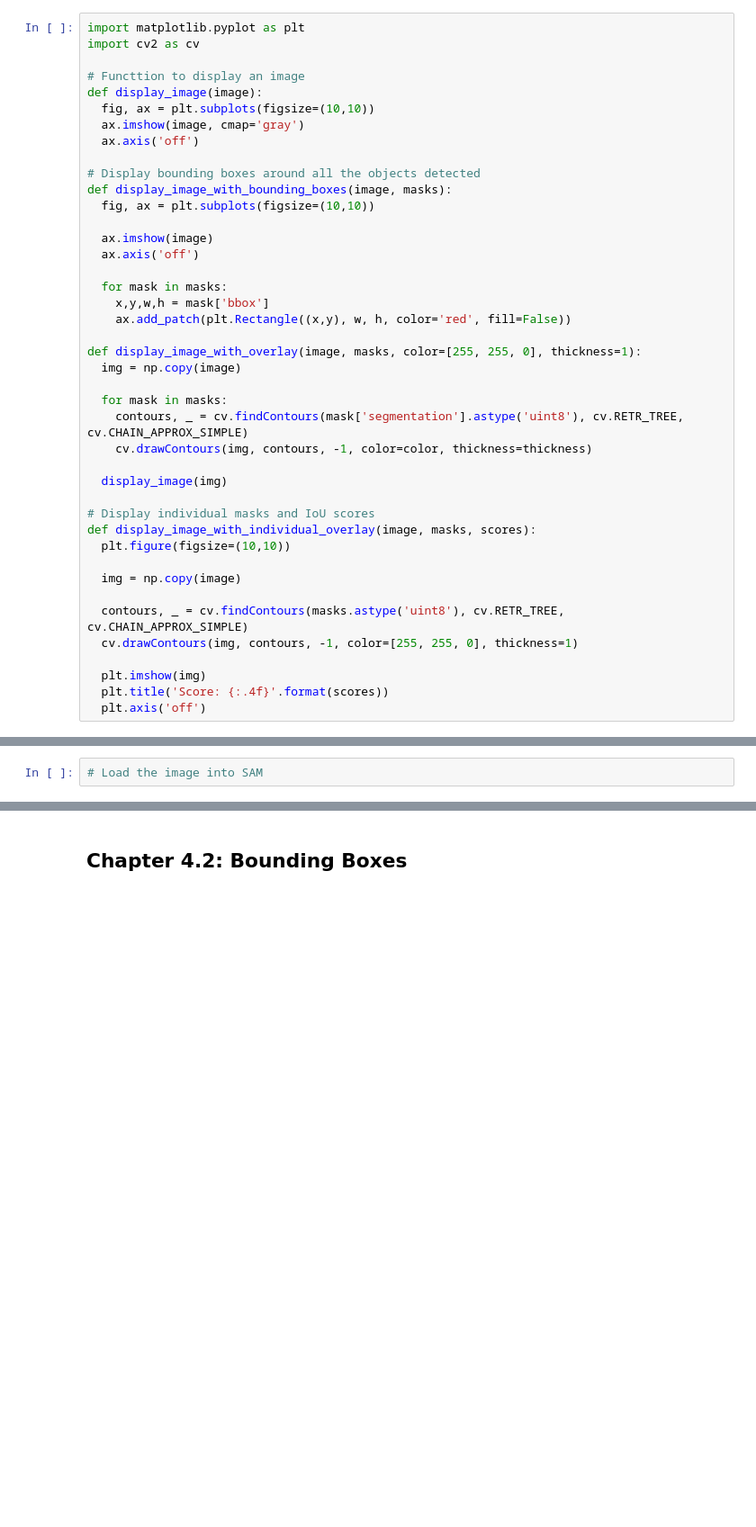
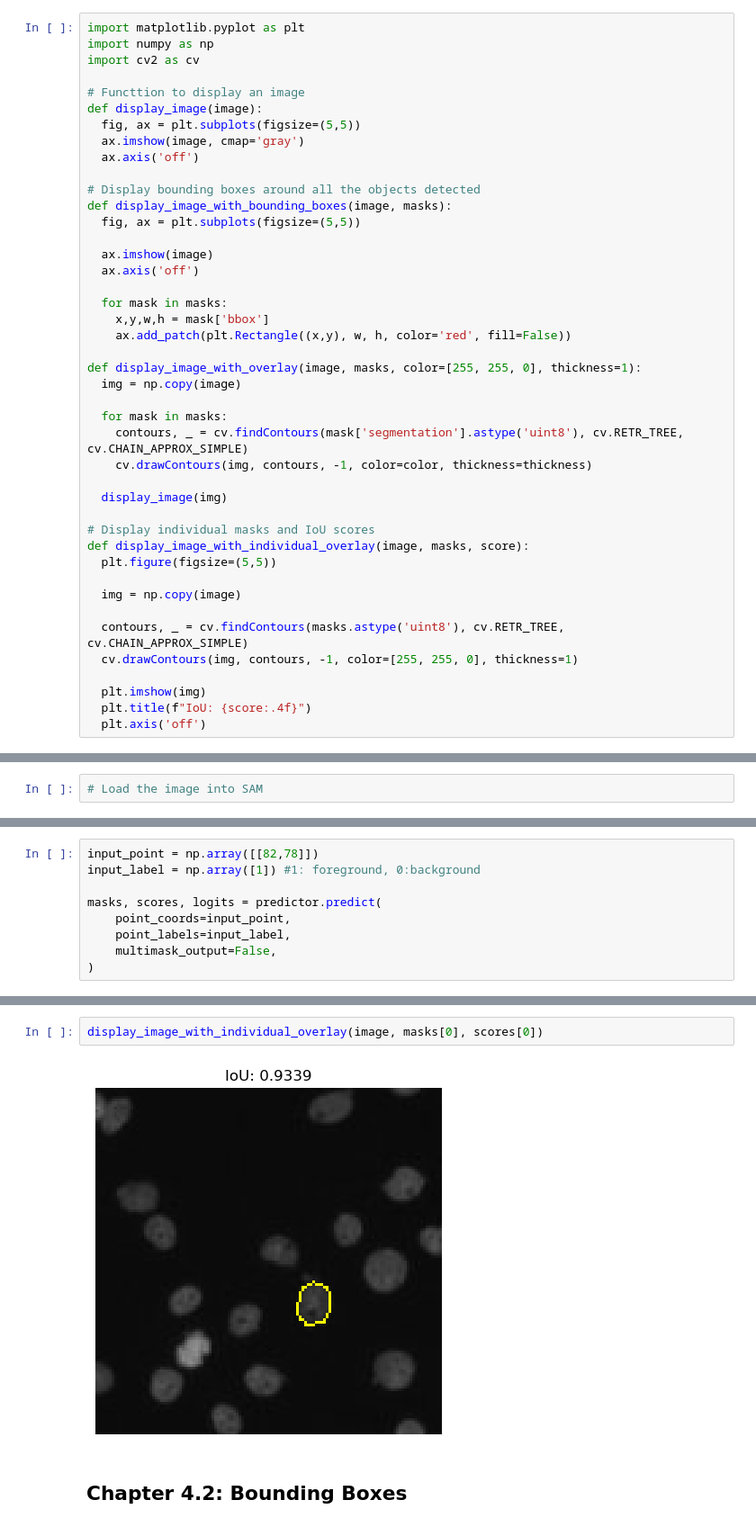
Before and after one commit to rkarmaka/SAM-using-Python-for-Microscopy-Data, a Jupyter notebook: [COURSE_TEMPLATE]_Segment_Anything_with_Python_for_Microscopy_Images.ipynb, the cells around one changed output, grey strips where cells are left out. Shown at 90% size. Drawn from its saved outputs; the diff is of its cells as text; blank space fills up the shorter version.

```diff
--- a/[COURSE_TEMPLATE]_Segment_Anything_with_Python_for_Microscopy_Images.ipynb
+++ b/[COURSE_TEMPLATE]_Segment_Anything_with_Python_for_Microscopy_Images.ipynb
@@ -51,17 +98,18 @@ Before we get started, it is important to setup your Colab notebook. Hence, we w
 Some of the visualization code that I wrote for quick visualization of the results. These are Open-CV, matplotlib based functions. For the fast pace of the workshop we are not going to write it together, but we will use them. You are welcome to review them and ask me any questions you have.
 # %%
 import matplotlib.pyplot as plt
+import numpy as np
 import cv2 as cv
 
 # Functtion to display an image
 def display_image(image):
-  fig, ax = plt.subplots(figsize=(10,10))
+  fig, ax = plt.subplots(figsize=(5,5))
   ax.imshow(image, cmap='gray')
   ax.axis('off')
 
 # Display bounding boxes around all the objects detected
 def display_image_with_bounding_boxes(image, masks):
-  fig, ax = plt.subplots(figsize=(10,10))
+  fig, ax = plt.subplots(figsize=(5,5))
 
   ax.imshow(image)
   ax.axis('off')
@@ -80,8 +128,8 @@ def display_image_with_overlay(image, masks, color=[255, 255, 0], thickness=1):
   display_image(img)
 
 # Display individual masks and IoU scores
-def display_image_with_individual_overlay(image, masks, scores):
-  plt.figure(figsize=(10,10))
+def display_image_with_individual_overlay(image, masks, score):
+  plt.figure(figsize=(5,5))
 
   img = np.copy(image)
 
@@ -89,5 +137,5 @@ def display_image_with_individual_overlay(image, masks, scores):
   cv.drawContours(img, contours, -1, color=[255, 255, 0], thickness=1)
 
   plt.imshow(img)
-  plt.title('Score: {:.4f}'.format(scores))
+  plt.title(f"IoU: {score:.4f}")
   plt.axis('off')
@@ -301,0 +320,9 @@ Similarly, we can set the `multimask_output` to `False` which will result in onl
+# %%
+input_point = np.array([[82,78]])
+input_label = np.array([1]) #1: foreground, 0:background
+
+masks, scores, logits = predictor.predict(
+    point_coords=input_point,
+    point_labels=input_label,
+    multimask_output=False,
+)
@@ -302,3 +333,7 @@ Similarly, we can set the `multimask_output` to `False` which will result in onl
+# %%
+display_image_with_individual_overlay(image, masks[0], scores[0])
+# %% [output]
+[figure, added]
 # %% [markdown]
 ## Chapter 4.2: Bounding Boxes
 # %% [markdown]
```
Also changed, not shown: parts of 133 cells of this notebook.
